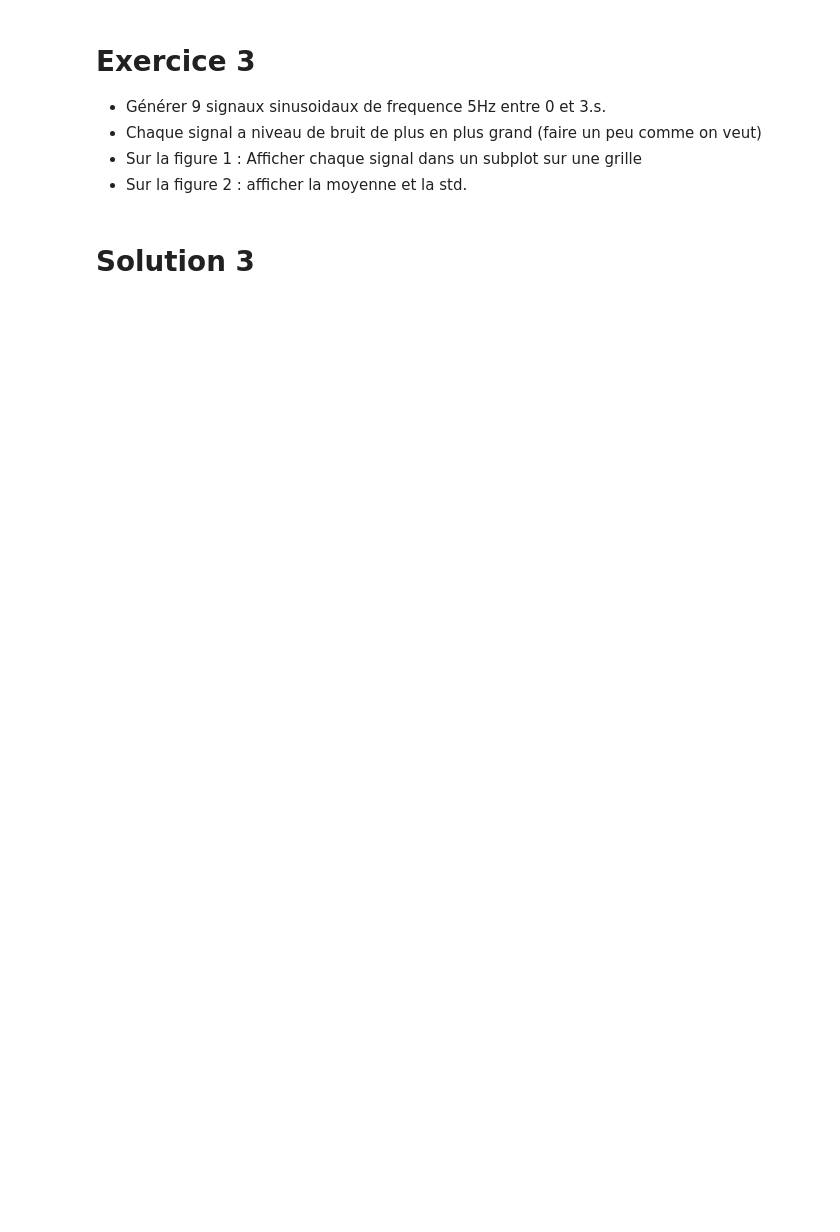
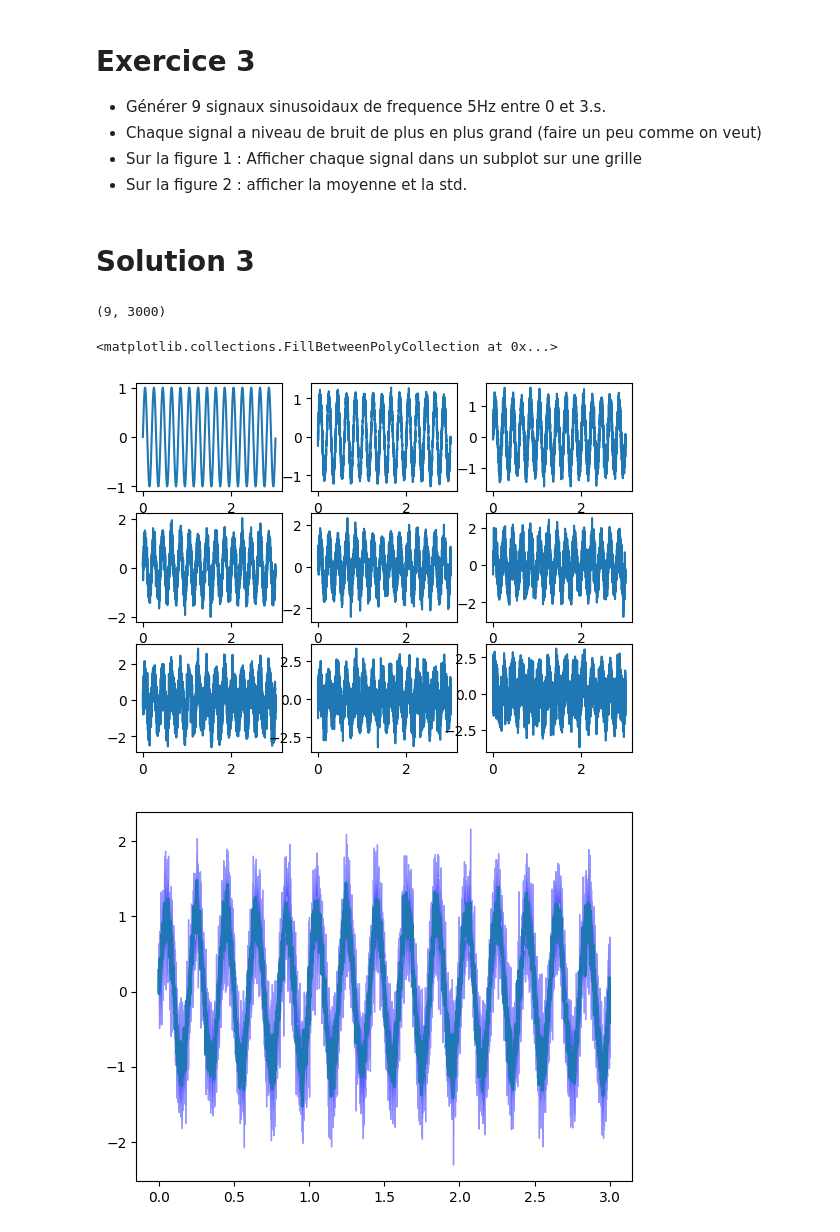
Before and after one commit to crnl-lab/Formation_2025_Python_data_analyse, a Jupyter notebook: notebooks/matplotlib_base.ipynb, the cells around one changed output. Cells and saved outputs as stored; diff of their text form; code cells hidden in the pictures; blank space fills up the shorter version.

```diff
--- a/notebooks/matplotlib_base.ipynb
+++ b/notebooks/matplotlib_base.ipynb
@@ -156,3 +235,38 @@ Idem exercice 1 mais en ajoutant du bruit blanc.
   * Sur la figure 2 : afficher la moyenne et la std.
 # %% [markdown]
 # Solution 3
+# %%
+sampling_rate = 1000.
+freq = 5.
+times = np.arange(0,3, 1./sampling_rate)
+
+#generate data
+sigs = []
+for i in range(9):
+    sig = np.sin(np.pi*2*freq*times)
+    noise = np.random.randn(sig.size)*i*.1
+    sig = sig + noise
+    sigs.append(sig)
+
+fig1, axs = plt.subplots(nrows=3, ncols=3)
+#axs = axs.reshape(-1)
+axs = axs.flatten()
+for i, sig in enumerate(sigs):
+    ax = axs[i]
+    ax.plot(times, sig)
+
+
+fig2, ax = plt.subplots()
+tab_sigs = np.vstack(sigs)
+print(tab_sigs.shape)
+
+m = np.mean(tab_sigs, axis=0)
+s = np.std(tab_sigs, axis=0)
+
+ax.plot(times, m, linewidth=2)
+ax.fill_between(times, m-s, m+s, color='b', alpha=.4)
+# %% [output]
+(9, 3000)
+<matplotlib.collections.FillBetweenPolyCollection at 0x...>
+[figure, added]
+[figure, added]
```
Also changed, not shown: parts of 15 cells of this notebook, 2 other files.
